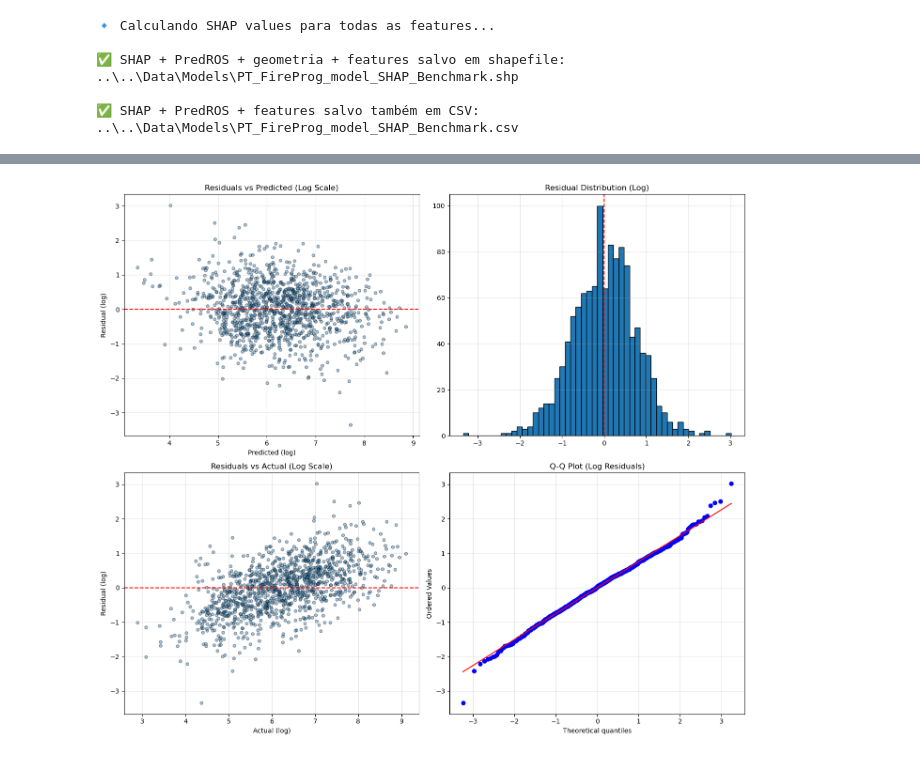
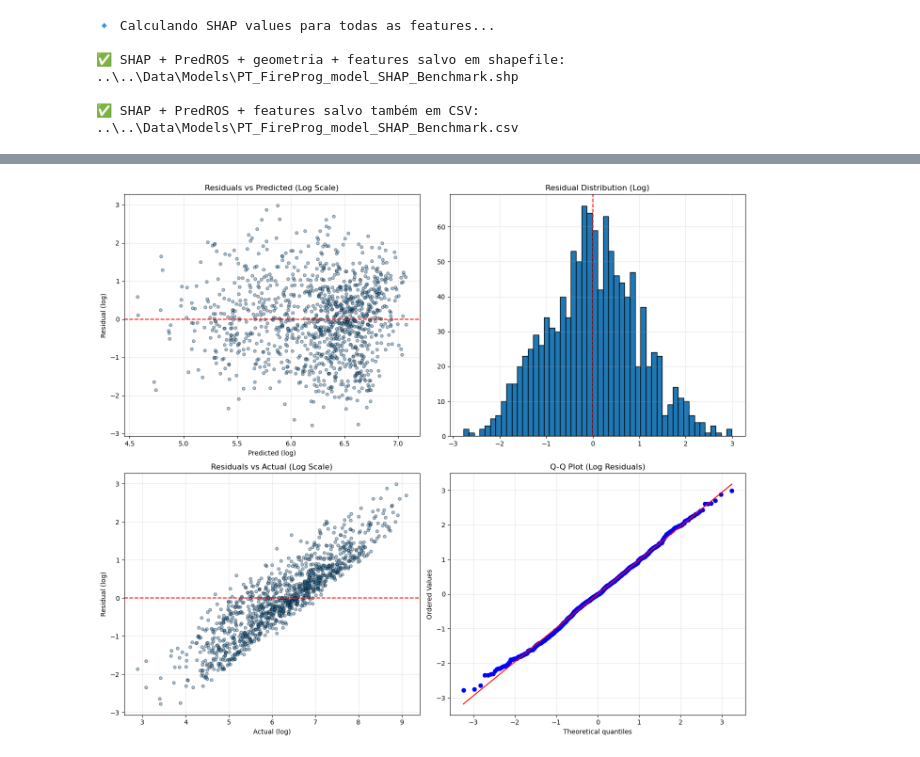
Before and after one commit to rafael-bork/FIRE-HACK-Project, a Jupyter notebook: Notebooks/4Models/Linear_model.ipynb, the cells around one changed output, grey strips where cells are left out. Saved outputs shown, nothing was run; the diff lists cells and outputs as text; code cells hidden in the pictures.

```diff
--- a/Notebooks/4Models/Linear_model.ipynb
+++ b/Notebooks/4Models/Linear_model.ipynb
@@ -1411,8 +1373,8 @@ import scipy.stats as stats
 # ============================================================
 # 1. Usar médias do Repeated K-Fold
 # ============================================================
-avg_actual = avg_actual_log   # valores reais médios (log)
-avg_pred   = avg_pred_log     # valores previstos médios (log)
+avg_actual = y_model.values
+avg_pred   = pipeline_model.predict(X_model)
 
 # Conversão para escala linear, se quiser usar depois
 avg_actual_linear = inverse_safe_log(avg_actual)
@@ -1437,34 +1399,34 @@ ax[0,0].set_ylabel("Residual (log)")
 ax[0,0].grid(True, alpha=0.3)
 
 # -------------------------
 # Histogram of residuals
 # -------------------------
 ax[0,1].hist(residuals_log, bins=50, edgecolor='k')
 ax[0,1].axvline(0, color="r", linestyle="--")
 ax[0,1].set_title("Residual Distribution (Log)")
 ax[0,1].grid(True, alpha=0.3)
 
 # -------------------------
 # Residuals vs Actual
 # -------------------------
 ax[1,0].scatter(avg_actual, residuals_log, alpha=0.4, s=20, edgecolor="k")
 ax[1,0].axhline(0, color="r", linestyle="--")
 ax[1,0].set_title("Residuals vs Actual (Log Scale)")
 ax[1,0].set_xlabel("Actual (log)")
 ax[1,0].set_ylabel("Residual (log)")
 ax[1,0].grid(True, alpha=0.3)
 
 # -------------------------
 # Q-Q Plot
 # -------------------------
 stats.probplot(residuals_log, dist="norm", plot=ax[1,1])
 ax[1,1].set_title("Q-Q Plot (Log Residuals)")
 ax[1,1].grid(True, alpha=0.3)
 
 plt.tight_layout()
 plt.show()
 # %% [output]
-[figure, old version]
+[figure, new version]
 # %%
 import matplotlib.pyplot as plt
 import numpy as np
```
Also changed, not shown: parts of 6 cells of this notebook.
